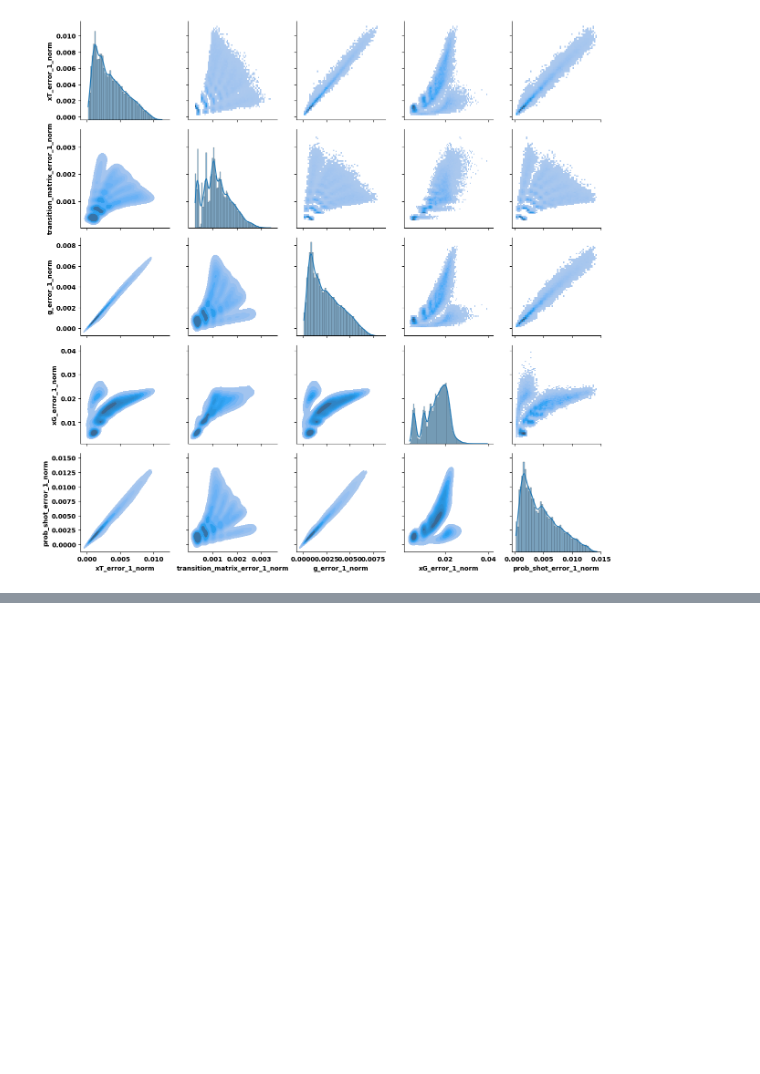
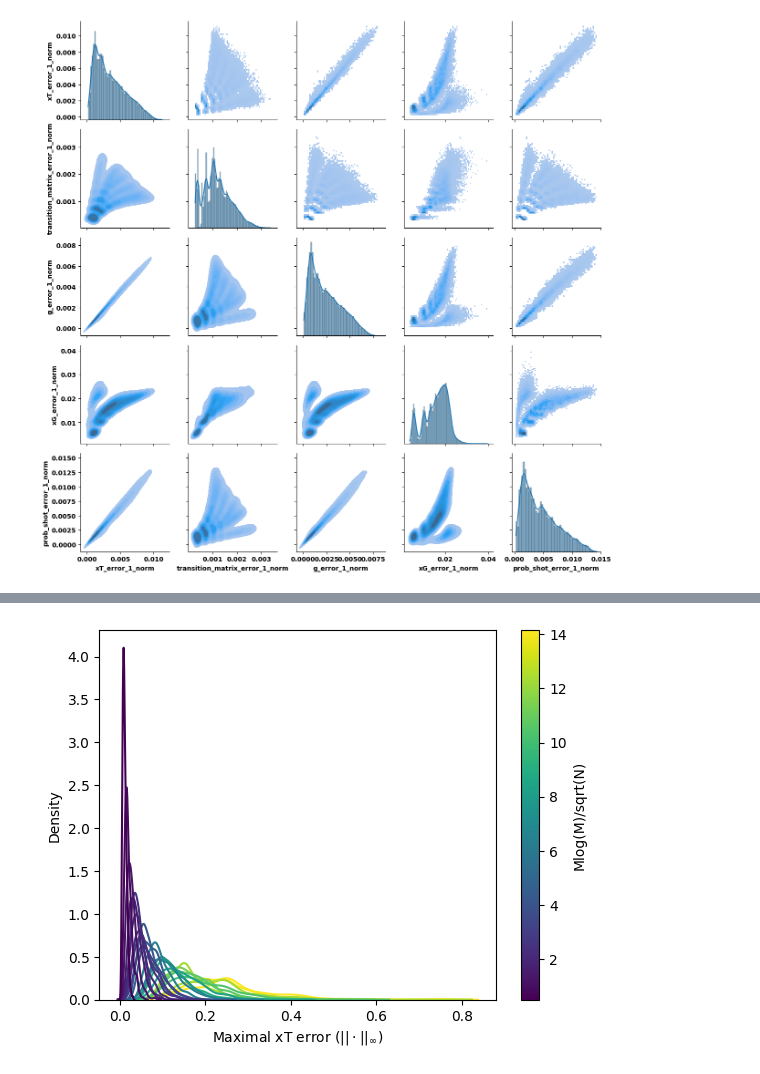
Before and after one commit to kvanarem42/xthreat-error-quantification-agentic, a Jupyter notebook: 3-investigate-results/quantile_inspection.ipynb, the cells around one changed output, grey strips where cells are left out. Saved outputs shown, nothing was run; the diff lists cells and outputs as text; code cells hidden in the pictures; blank space fills up the shorter version.

```diff
--- a/3-investigate-results/quantile_inspection.ipynb
+++ b/3-investigate-results/quantile_inspection.ipynb
@@ -452,0 +467,26 @@ g.map_diag(sns.histplot, kde=True)
+# %%
+fig, ax = plt.subplots()
+norm = plt.Normalize(df_errors_ols['Mlog(M)/sqrt(N)'].min(), df_errors_ols['Mlog(M)/sqrt(N)'].max())
+sm = plt.cm.ScalarMappable(cmap='viridis', norm=norm)
+sm.set_array([])
+
+sns.kdeplot(
+    data=df_errors_ols,
+    x='xT_error_inf_norm',
+    hue='Mlog(M)/sqrt(N)',
+    palette='viridis',
+    hue_norm=norm,
+    ax=ax
+)
+
+# Remove the legend
+ax.get_legend().remove()
+ax.set_xlabel(r"Maximal xT error ($||\cdot||_\infty$)")
+
+# Add a color bar
+cbar = plt.colorbar(sm, ax=ax)
+cbar.set_label('Mlog(M)/sqrt(N)')
+
+plt.show()
+# %% [output]
+[figure, added]
```
Also changed, not shown: parts of 7 cells of this notebook, 1 other file.
